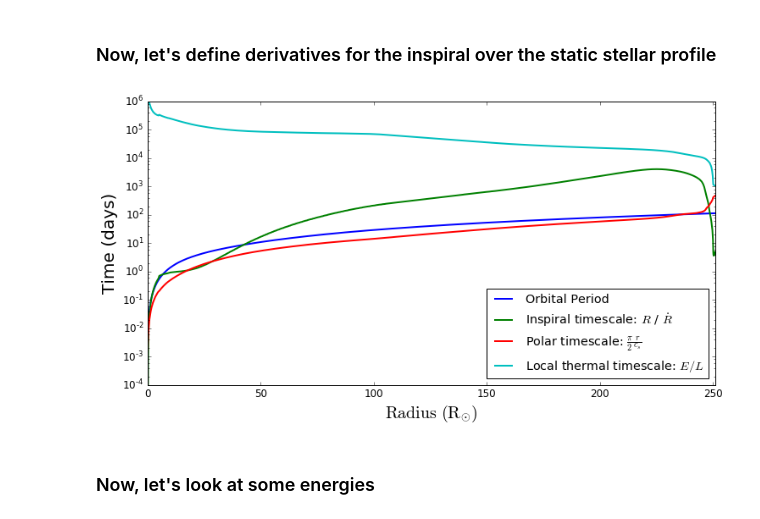
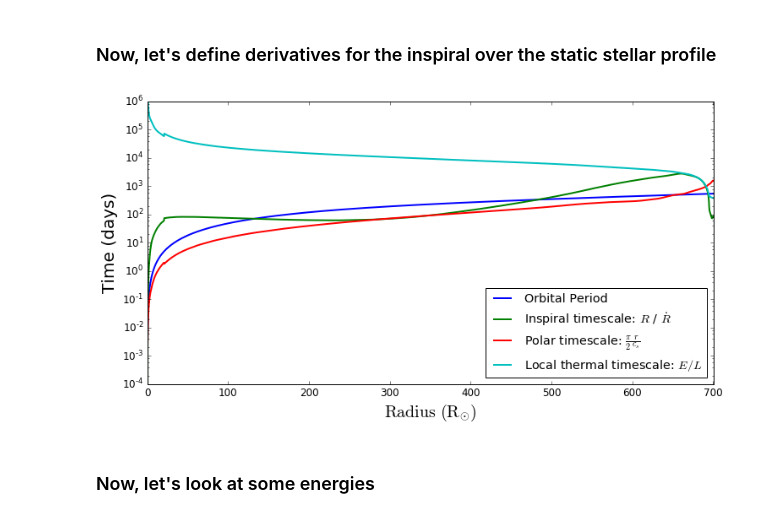
Before and after one commit to JRGarza/CE_mesa, a Jupyter notebook: notebooks/Timescales.ipynb, the cells around one changed output. Saved outputs shown, nothing was run; the diff lists cells and outputs as text; code cells hidden in the pictures.

```diff
--- a/notebooks/Timescales.ipynb
+++ b/notebooks/Timescales.ipynb
@@ -315,7 +315,7 @@ def get_dE_dm(r_in, M_companion, star_m_encl, star_dM_dr):
 
     return dE_dr / dM_dr
 # %%
-star = M15_250R
+star = M15_700R
 
 star_m_encl, star_log10_rho, star_pressure_scale_height, star_csound, \
                              star_t_thermal_to_surf, star_dM_dr = set_interpolations(star)
@@ -333,7 +333,7 @@ plt.figure(figsize=(12,6))
 r_test = star["radius"]*Rsun
 time = 0.0
 
-M_companion = 1.4
+M_companion = 0.5
 
 
 def get_delta_t_therm(M_enclosed, M_companion, a_separation):
@@ -349,34 +349,34 @@ def get_delta_t_therm(M_enclosed, M_companion, a_separation):
 
 
 
 
 
 dr_dt = get_dr_dt(r_test, time, M_companion, star_m_encl, star_log10_rho, star_pressure_scale_height, star_dM_dr)
 P_orb = get_P_orb(star_m_encl(r_test)/Msun, M_companion, r_test/Rsun) / secday
 plt.plot(r_test/Rsun, P_orb, label='Orbital Period')
 plt.plot(r_test/Rsun, np.abs(r_test / dr_dt / secday), label=r'Inspiral timescale: $R$ / $\dot{R}$')
 
 
 
 plt.plot(r_test/Rsun, np.pi/2. * r_test/star_csound(r_test) / secday, label=r'Polar timescale: $\frac{\pi}{2} \frac{r}{c_s}$')
 
 # Energy radiation timescale
 plt.plot(star['radius'], star['energy']/star['luminosity'] / secday, color='c', label=r'Local thermal timescale: $E/L$')
 
 
 plt.xlabel(r'${\rm Radius}\ ({\rm R}_{\odot})$', size=20)
 plt.ylabel('Time (days)', size=20)
 
 plt.xlim(0.1, star['radius'][0])
 plt.ylim(0.0001, 1000000)
 #plt.xscale('log')
 plt.yscale('log')
 
 plt.legend(loc=4)
 
 plt.show()
 # %% [output]
-[figure, old version]
+[figure, new version]
 # %% [markdown]
 ### Now, let's look at some energies
 # %%
```
Also changed, not shown: 3 other files.
